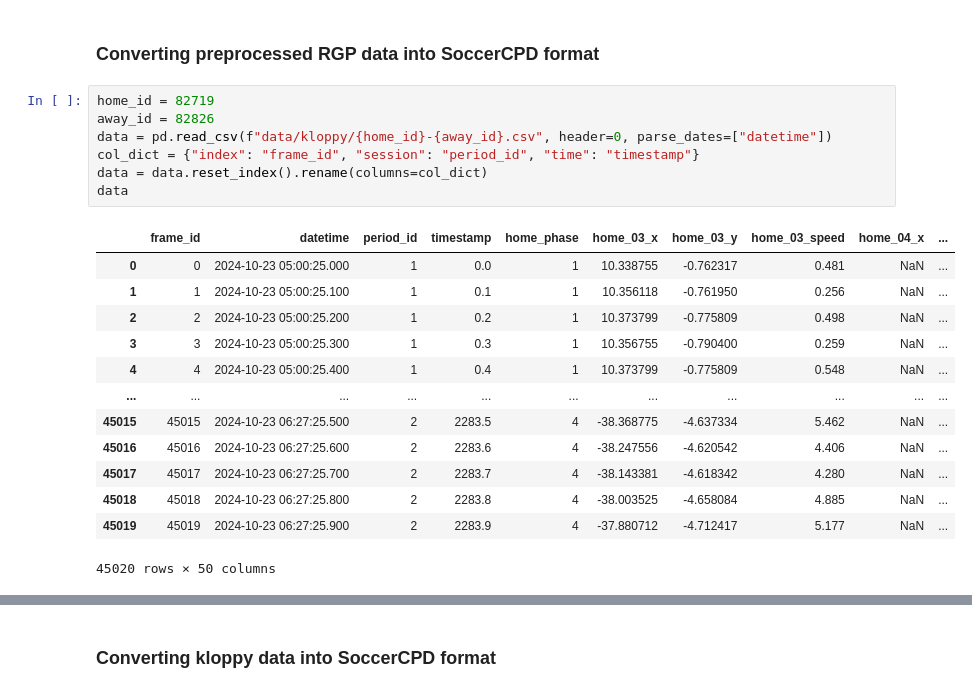
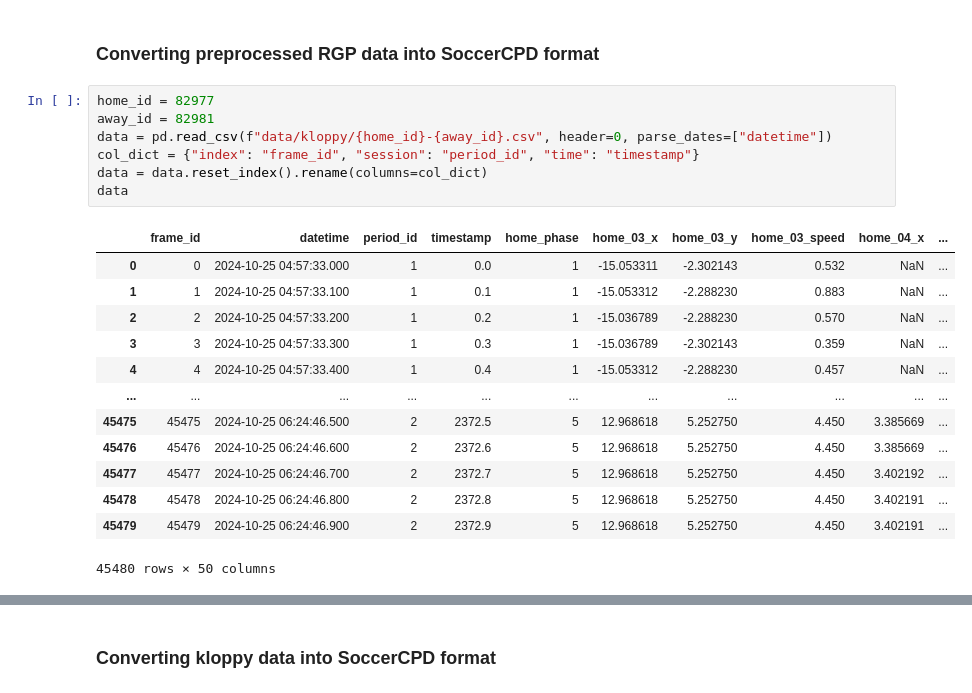
Before and after one commit to hyunsungkim-ds/soccercpd, a Jupyter notebook: tutorial_kloppy.ipynb, the cells around one changed output, grey strips where cells are left out. Drawn from its saved outputs; the diff is of its cells as text.

```diff
--- a/tutorial_kloppy.ipynb
+++ b/tutorial_kloppy.ipynb
@@ -23,26 +23,26 @@ rpy2.robjects.packages.Package as a <module 'gSeg'>
 # %% [markdown]
 ### Converting preprocessed RGP data into SoccerCPD format
 # %%
-home_id = 82719
-away_id = 82826
+home_id = 82977
+away_id = 82981
 data = pd.read_csv(f"data/kloppy/{home_id}-{away_id}.csv", header=0, parse_dates=["datetime"])
 col_dict = {"index": "frame_id", "session": "period_id", "time": "timestamp"}
 data = data.reset_index().rename(columns=col_dict)
 data
 # %% [output]
 |  | frame_id | datetime | period_id | timestamp | home_phase | home_03_x | home_03_y | home_03_speed | home_04_x | ... |
-| 0 | 0 | 2024-10-23 05:00:25.000 | 1 | 0.0 | 1 | 10.338755 | -0.762317 | 0.481 | NaN | ... |
-| 1 | 1 | 2024-10-23 05:00:25.100 | 1 | 0.1 | 1 | 10.356118 | -0.761950 | 0.256 | NaN | ... |
-| 2 | 2 | 2024-10-23 05:00:25.200 | 1 | 0.2 | 1 | 10.373799 | -0.775809 | 0.498 | NaN | ... |
-| 3 | 3 | 2024-10-23 05:00:25.300 | 1 | 0.3 | 1 | 10.356755 | -0.790400 | 0.259 | NaN | ... |
-| 4 | 4 | 2024-10-23 05:00:25.400 | 1 | 0.4 | 1 | 10.373799 | -0.775809 | 0.548 | NaN | ... |
+| 0 | 0 | 2024-10-25 04:57:33.000 | 1 | 0.0 | 1 | -15.053311 | -2.302143 | 0.532 | NaN | ... |
+| 1 | 1 | 2024-10-25 04:57:33.100 | 1 | 0.1 | 1 | -15.053312 | -2.288230 | 0.883 | NaN | ... |
+| 2 | 2 | 2024-10-25 04:57:33.200 | 1 | 0.2 | 1 | -15.036789 | -2.288230 | 0.570 | NaN | ... |
+| 3 | 3 | 2024-10-25 04:57:33.300 | 1 | 0.3 | 1 | -15.036789 | -2.302143 | 0.359 | NaN | ... |
+| 4 | 4 | 2024-10-25 04:57:33.400 | 1 | 0.4 | 1 | -15.053312 | -2.288230 | 0.457 | NaN | ... |
 | ... | ... | ... | ... | ... | ... | ... | ... | ... | ... | ... |
-| 45015 | 45015 | 2024-10-23 06:27:25.500 | 2 | 2283.5 | 4 | -38.368775 | -4.637334 | 5.462 | NaN | ... |
-| 45016 | 45016 | 2024-10-23 06:27:25.600 | 2 | 2283.6 | 4 | -38.247556 | -4.620542 | 4.406 | NaN | ... |
-| 45017 | 45017 | 2024-10-23 06:27:25.700 | 2 | 2283.7 | 4 | -38.143381 | -4.618342 | 4.280 | NaN | ... |
-| 45018 | 45018 | 2024-10-23 06:27:25.800 | 2 | 2283.8 | 4 | -38.003525 | -4.658084 | 4.885 | NaN | ... |
-| 45019 | 45019 | 2024-10-23 06:27:25.900 | 2 | 2283.9 | 4 | -37.880712 | -4.712417 | 5.177 | NaN | ... |
+| 45475 | 45475 | 2024-10-25 06:24:46.500 | 2 | 2372.5 | 5 | 12.968618 | 5.252750 | 4.450 | 3.385669 | ... |
+| 45476 | 45476 | 2024-10-25 06:24:46.600 | 2 | 2372.6 | 5 | 12.968618 | 5.252750 | 4.450 | 3.385669 | ... |
+| 45477 | 45477 | 2024-10-25 06:24:46.700 | 2 | 2372.7 | 5 | 12.968618 | 5.252750 | 4.450 | 3.402192 | ... |
+| 45478 | 45478 | 2024-10-25 06:24:46.800 | 2 | 2372.8 | 5 | 12.968618 | 5.252750 | 4.450 | 3.402191 | ... |
+| 45479 | 45479 | 2024-10-25 06:24:46.900 | 2 | 2372.9 | 5 | 12.968618 | 5.252750 | 4.450 | 3.402191 | ... |
-45020 rows × 50 columns
+45480 rows × 50 columns
 # %%
 kloppy = Kloppy(data)
 kloppy.rotate_pitch()
```
Also changed, not shown: parts of 6 cells of this notebook, 3 other files.
